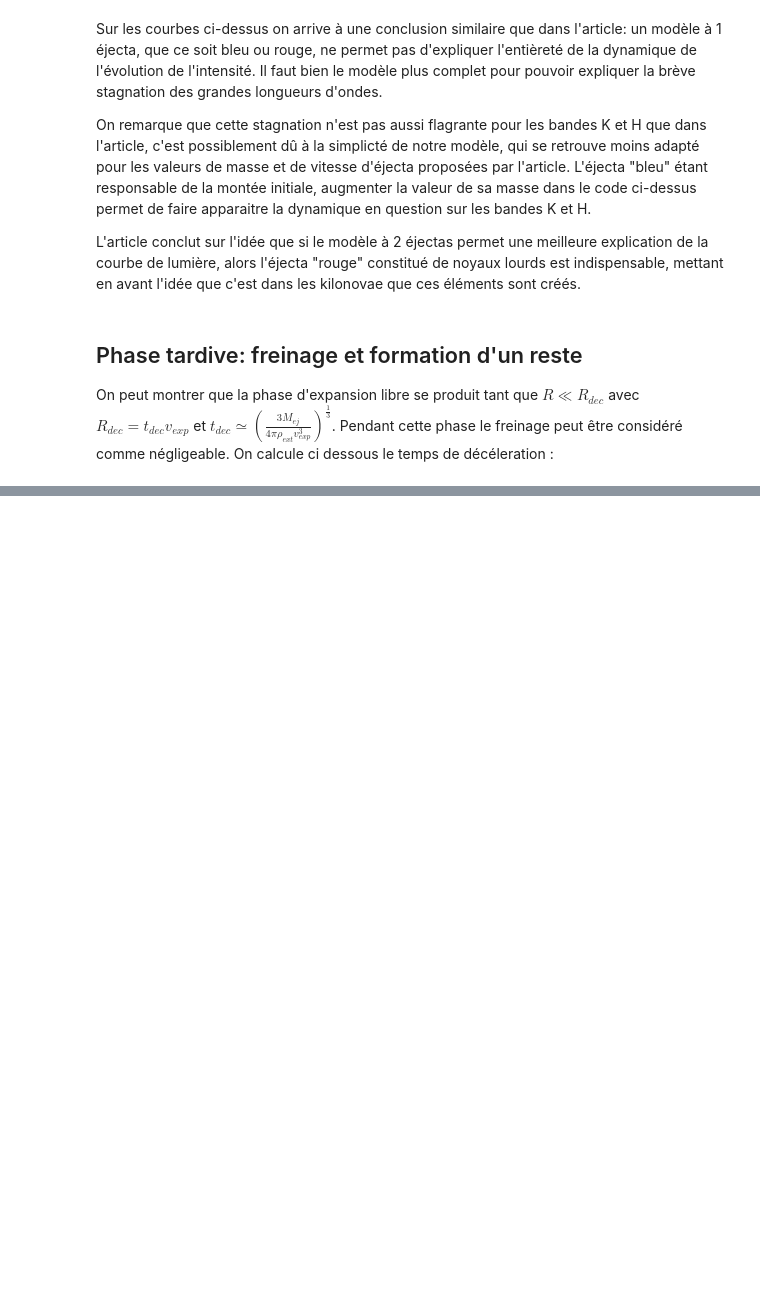
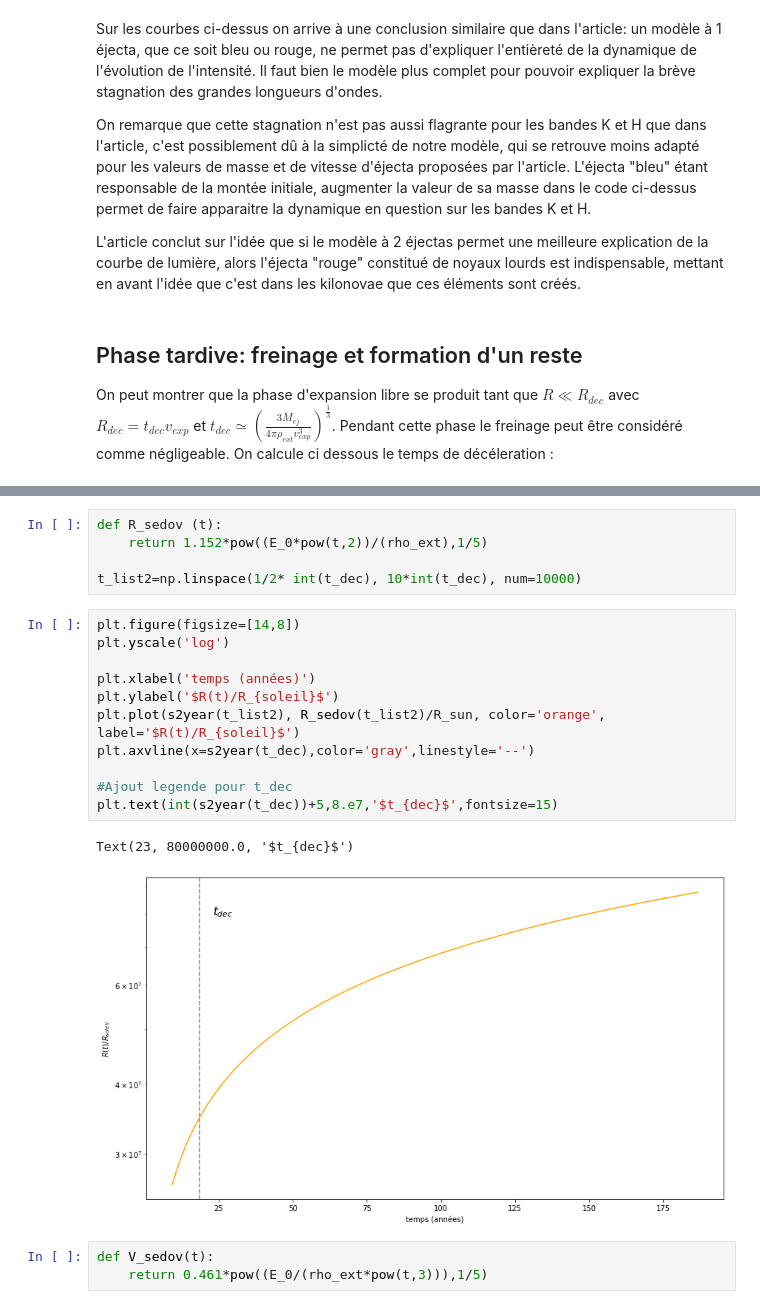
Before and after one commit to romainpch/PHY583, a Jupyter notebook: Astro.ipynb, the cells around one changed output, grey strips where cells are left out. Drawn from its saved outputs; the diff is of its cells as text; blank space fills up the shorter version.

```diff
--- a/Astro.ipynb
+++ b/Astro.ipynb
@@ -655,0 +610,22 @@ def R_phase2(t):
+# %%
+def R_sedov (t):
+    return 1.152*pow((E_0*pow(t,2))/(rho_ext),1/5)
+
+t_list2=np.linspace(1/2* int(t_dec), 10*int(t_dec), num=10000)
+# %%
+plt.figure(figsize=[14,8])
+plt.yscale('log')
+
+plt.xlabel('temps (années)')
+plt.ylabel('$R(t)/R_{soleil}$')
+plt.plot(s2year(t_list2), R_sedov(t_list2)/R_sun, color='orange', label='$R(t)/R_{soleil}$')
+plt.axvline(x=s2year(t_dec),color='gray',linestyle='--')
+
+#Ajout legende pour t_dec
+plt.text(int(s2year(t_dec))+5,8.e7,'$t_{dec}$',fontsize=15)
+# %% [output]
+Text(23, 80000000.0, '$t_{dec}$')
+[figure, added]
+# %%
+def V_sedov(t):
+    return 0.461*pow((E_0/(rho_ext*pow(t,3))),1/5)
```
Also changed, not shown: parts of 20 cells of this notebook.
